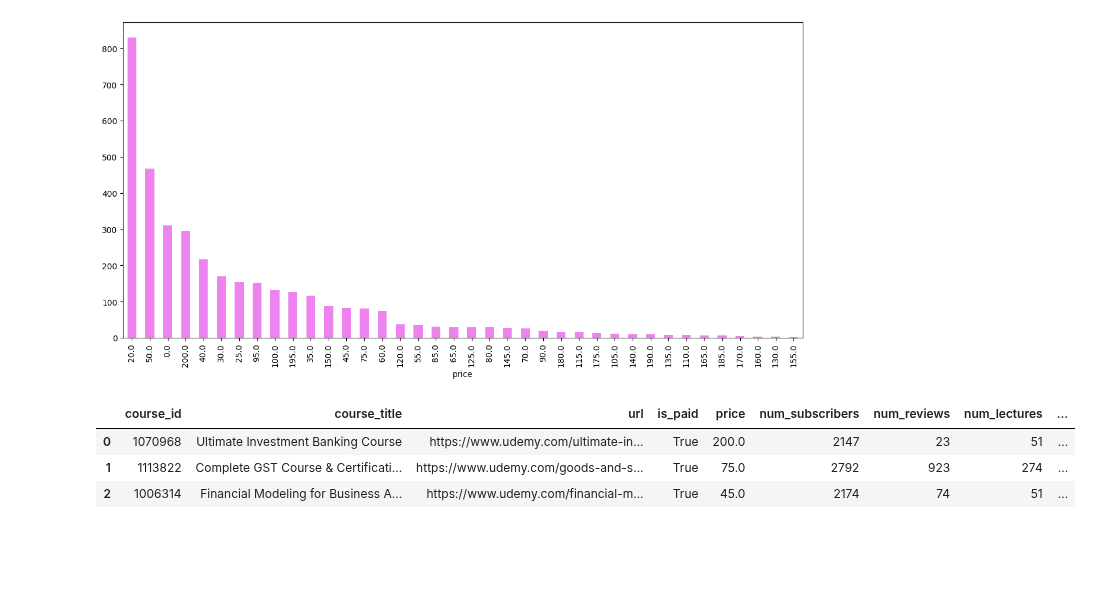
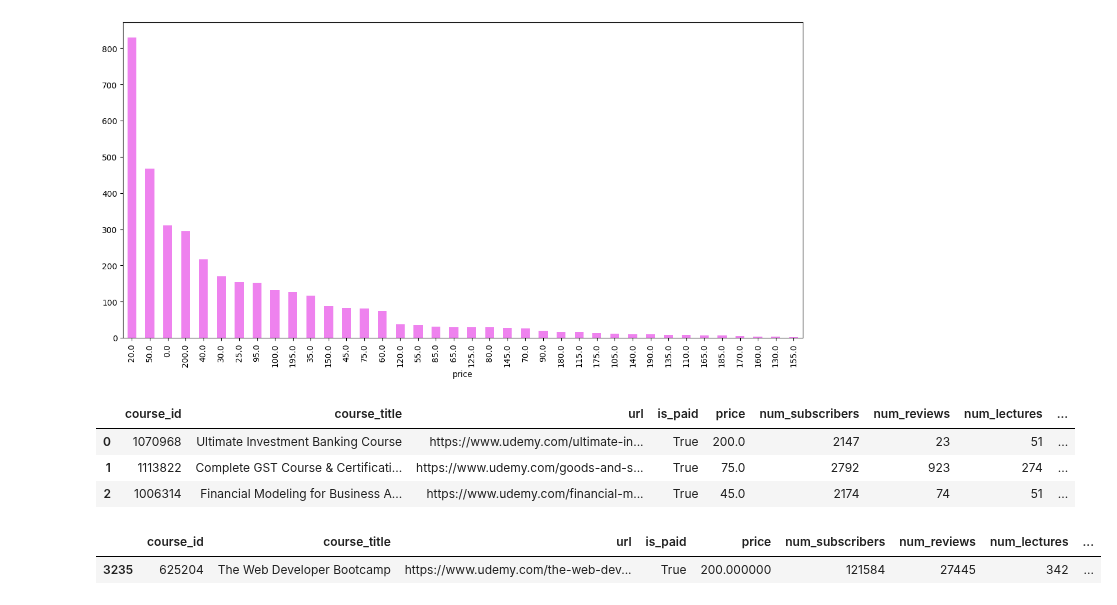
Before and after one commit to AAdewunmi/Online-Course-Recommendation-App-Project, a Jupyter notebook: EDA_On_UdemyDataset.ipynb, the cells around one changed output. Cells and saved outputs as stored; diff of their text form; code cells hidden in the pictures; blank space fills up the shorter version.

Commit message:
Highlight row with maximum profit using plasma gradient style

```diff
--- a/EDA_On_UdemyDataset.ipynb
+++ b/EDA_On_UdemyDataset.ipynb
@@ -374,3 +373,10 @@ df.head(3)
 | 0 | 1070968 | Ultimate Investment Banking Course | https://www.udemy.com/ultimate-in... | True | 200.0 | 2147 | 23 | 51 | ... |
 | 1 | 1113822 | Complete GST Course & Certificati... | https://www.udemy.com/goods-and-s... | True | 75.0 | 2792 | 923 | 274 | ... |
 | 2 | 1006314 | Financial Modeling for Business A... | https://www.udemy.com/financial-m... | True | 45.0 | 2174 | 74 | 51 | ... |
+# %%
+# Highlight row with maximum profit using plasma gradient style
+
+df[df['profit'] == df['profit'].max()].style.background_gradient('plasma')
+# %% [output]
+|  | course_id | course_title | url | is_paid | price | num_subscribers | num_reviews | num_lectures | ... |
+| 3235 | 625204 | The Web Developer Bootcamp | https://www.udemy.com/the-web-dev... | True | 200.000000 | 121584 | 27445 | 342 | ... |
```
Also changed, not shown: parts of 1 cell of this notebook.
